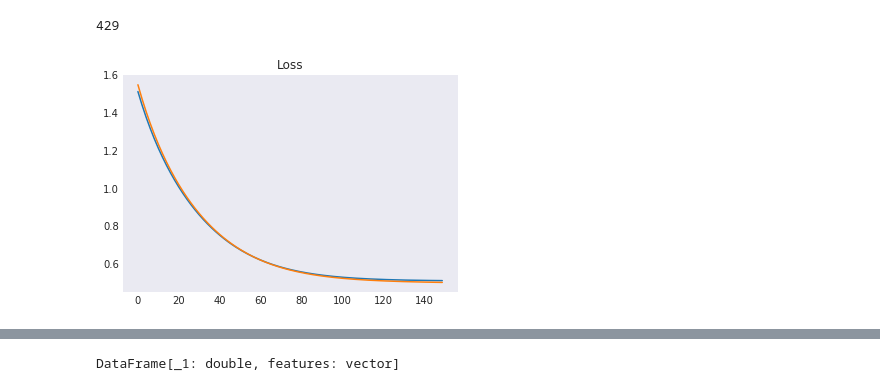
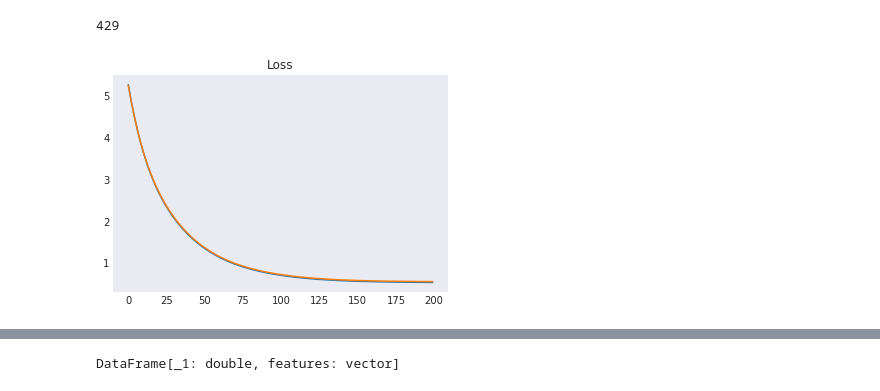
Before and after one commit to vnagapudi/W261_Final_Project, a Jupyter notebook: final_project_v1.ipynb, the cells around one changed output, grey strips where cells are left out. Saved outputs shown, nothing was run; the diff lists cells and outputs as text; code cells hidden in the pictures.

```diff
--- a/final_project_v1.ipynb
+++ b/final_project_v1.ipynb
@@ -1801,0 +1832,18 @@ True positive rate is:  0.14775160599571735
+# %%
+# generate ROC curve on validation set
+tprSave = []
+fprSave = []
+probs = np.arange(0.0, 1.0, 0.025)
+for i in probs:
+    #pred, ntp, ntn, nfp, nfn = makePrediction(validation, model[-1], i)
+    pred, ntp, ntn, nfp, nfn = fmMakePrediction(validation, models_cat[-1], model1s_cat[-1], model0s_cat[-1], i)
+    fprSave.append(nfp/(ntn+nfp))
+    tprSave.append(ntp/(ntp+nfn))
+
+#distance from the upper-left corner of the ROC curve - the lower, the better
+perf = np.sqrt((np.array(fprSave))**2+(1-np.array(tprSave))**2)
+print(probs[np.argmin(perf)],': ' , np.min(perf))
+
+plt.plot(fprSave, tprSave)
+plt.xlabel('False positive rate')
+plt.ylabel('True positive rate')
@@ -2017,7 +2091,7 @@ start = time.time()
 wInit, wInit1, wInit0 = wInitialization(train, 2)
 #print(wInit)
 logerr_train, logerr_test, models_cat2, model1s_cat2, model0s_cat2 = GradientDescent(train, validation, wInit,wInit1, wInit0, nSteps = 100,
-                                                    learningRate = 0.001, regParam = 0.01, regParam1 = 0.01, regParam0 = 0.01, verbose = True)
+                                                    learningRate = 0.001, regParam = 0.5, regParam1 = 0.1, regParam0 = 0.1, verbose = False)
 # %%
 print(f"The estimated model is: {models[-1]}")
 print(f"The loss of the estimated model is: {logerr_train[-1]}")
@@ -2030,5 +2120,5 @@ plt.show()
 # %%
-pred, ntp, ntn, nfp, nfn = fmMakePrediction(validation, models[-1], model1s[-1], model0s[-1])
+pred, ntp, ntn, nfp, nfn = fmMakePrediction(validation, models_cat2[-1], model1s_cat2[-1], model0s_cat2[-1], 0.5)
 
 cc = (ntp+ntn)/(ntp+ntn+nfp+nfn)
 prec = (ntp)/(ntp+nfp)
@@ -2044,0 +2142,18 @@ print('True positive rate is: ', tpr)
+# %%
+# generate ROC curve on validation set
+tprSave = []
+fprSave = []
+probs = np.arange(0.0, 1.0, 0.025)
+for i in probs:
+    #pred, ntp, ntn, nfp, nfn = makePrediction(validation, model[-1], i)
+    pred, ntp, ntn, nfp, nfn = fmMakePrediction(validation, models_cat2[-1], model1s_cat2[-1], model0s_cat2[-1], i)
+    fprSave.append(nfp/(ntn+nfp))
+    tprSave.append(ntp/(ntp+nfn))
+
+#distance from the upper-left corner of the ROC curve - the lower, the better
+perf = np.sqrt((np.array(fprSave))**2+(1-np.array(tprSave))**2)
+print(probs[np.argmin(perf)],': ' , np.min(perf))
+
+plt.plot(fprSave, tprSave)
+plt.xlabel('False positive rate')
+plt.ylabel('True positive rate')
@@ -2179,19 +2320,19 @@ train, validation, test = numPlusCatRdd3.randomSplit([0.6, 0.2, 0.2])
 # %%
-nSteps = 150
+nSteps = 200
 regType = 'ridge'
-regParam = 0.1
+regParam = 0.12
 learningRate = 0.1
 
 # run gradient descent
 train_loss, test_loss, model = GDUpdate(train, validation, BASELINE, nSteps, regType=regType,
                                         regParam=regParam, learningRate=learningRate, verbose = False)
 
 plt.plot(train_loss)
 plt.plot(test_loss)
 plt.title('Loss')
 plt.show()
 # %% [output]
-[figure, old version]
+[figure, new version]
 # %%
 # make predictions and compute metrics for treshProb = 0.5
 pred, ntp, ntn, nfp, nfn = makePrediction(validation, model[-1], 0.5)
```
Also changed, not shown: parts of 44 cells of this notebook.
